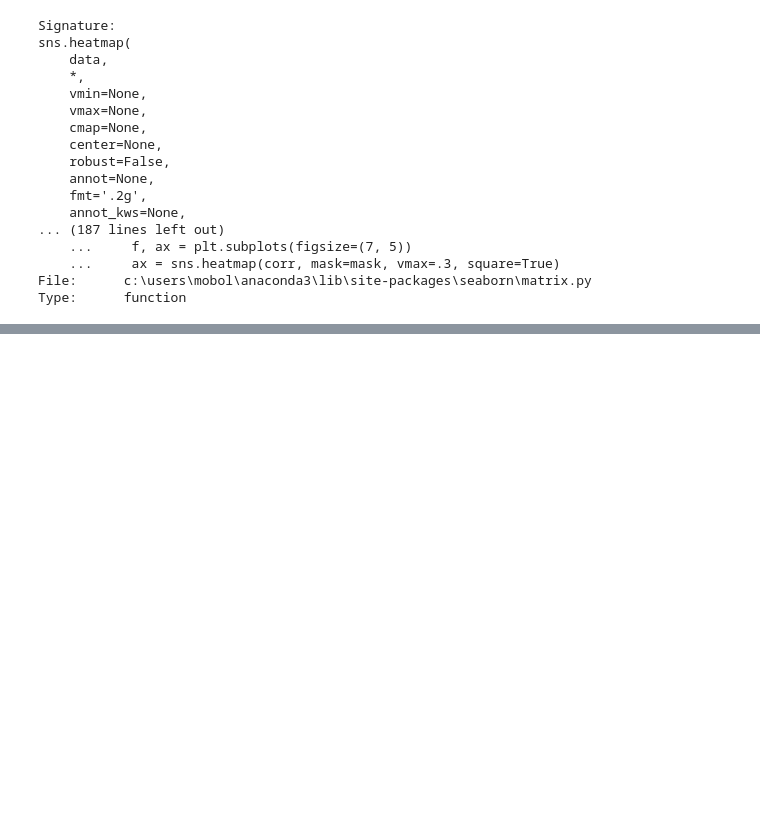
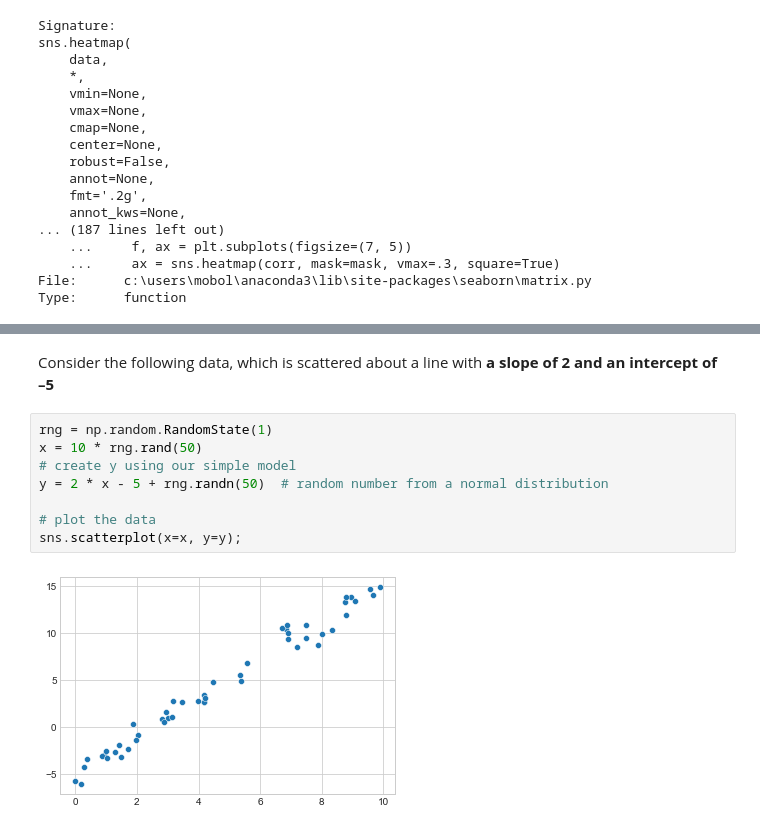
Before and after one commit to Oluwajobs/python_data_science, a Jupyter notebook: ML_Note.ipynb, the cells around one changed output, grey strips where cells are left out. Drawn from its saved outputs; the diff is of its cells as text; blank space fills up the shorter version.

Commit message:
fitted simple LR

```diff
--- a/ML_Note.ipynb
+++ b/ML_Note.ipynb
@@ -1182,0 +1195,12 @@ Type:      function
+# %% [markdown]
+Consider the following data, which is scattered about a line with **a slope of 2 and an intercept of –5**
+# %%
+rng = np.random.RandomState(1)
+x = 10 * rng.rand(50)
+# create y using our simple model
+y = 2 * x - 5 + rng.randn(50)  # random number from a normal distribution
+
+# plot the data
+sns.scatterplot(x=x, y=y);
+# %% [output]
+[figure, added]
```
Also changed, not shown: parts of 8 cells of this notebook.
